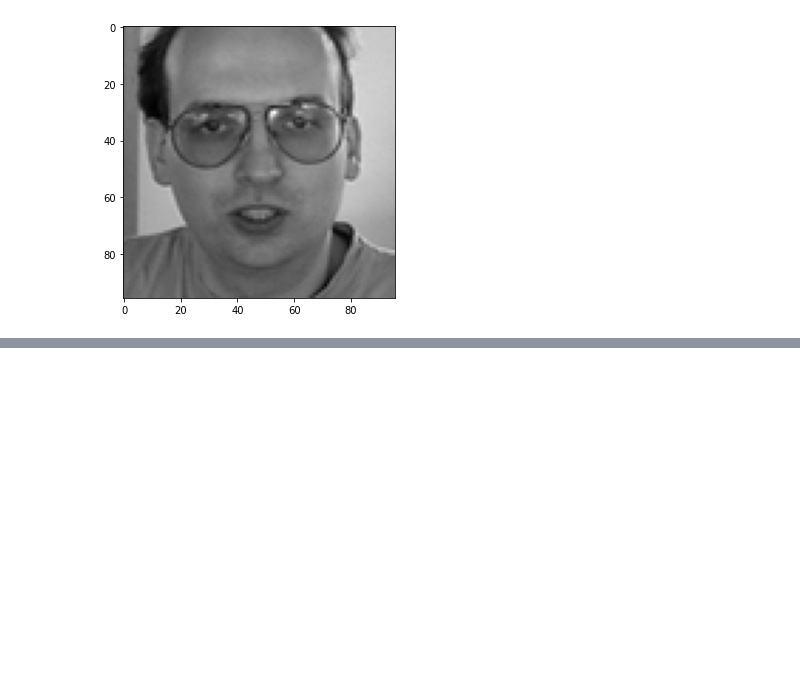
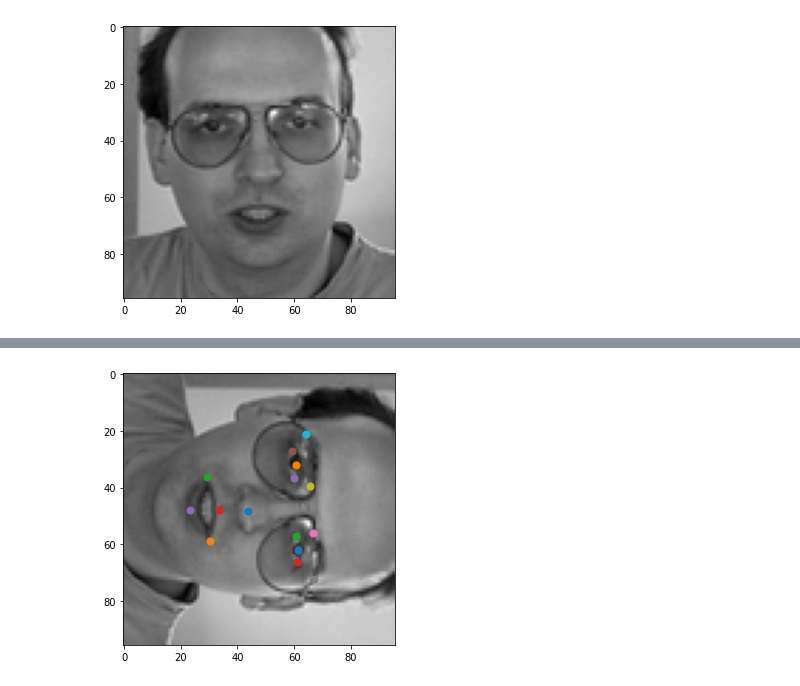
Before and after one commit to abhisha1991/w207_final_project, a Jupyter notebook: notebooks/w207-final-project.ipynb, the cells around one changed output, grey strips where cells are left out. Cells and saved outputs as stored; diff of their text form; code cells hidden in the pictures; blank space fills up the shorter version.

```diff
--- a/notebooks/w207-final-project.ipynb
+++ b/notebooks/w207-final-project.ipynb
@@ -223,3 +224,6 @@ test_images.head()
 | 4 | 176.0 | 174.0 | 174.0 | 175.0 | 174.0 | 174.0 | 176.0 | 176.0 | 175.0 | 171.0 | ... | ... |
 | 5 | 50.0 | 47.0 | 44.0 | 101.0 | 144.0 | 149.0 | 120.0 | 58.0 | 48.0 | 42.0 | ... | ... |
 5 rows × 9216 columns
+# %%
+num_train_examples = train_images.shape[0]
+num_train_examples
@@ -374,0 +400,5 @@ plot_image_with_label_optional(temp_train_img_2d[155+7049]).show()
+# %%
+# Plot right rotation for single image
+plot_image_with_label_optional(temp_train_img_2d[155+num_train_examples], temp_train_labels_df.iloc[155+num_train_examples]).show()
+# %% [output]
+[figure, added]
```
Also changed, not shown: parts of 23 cells of this notebook, 1 other file.
